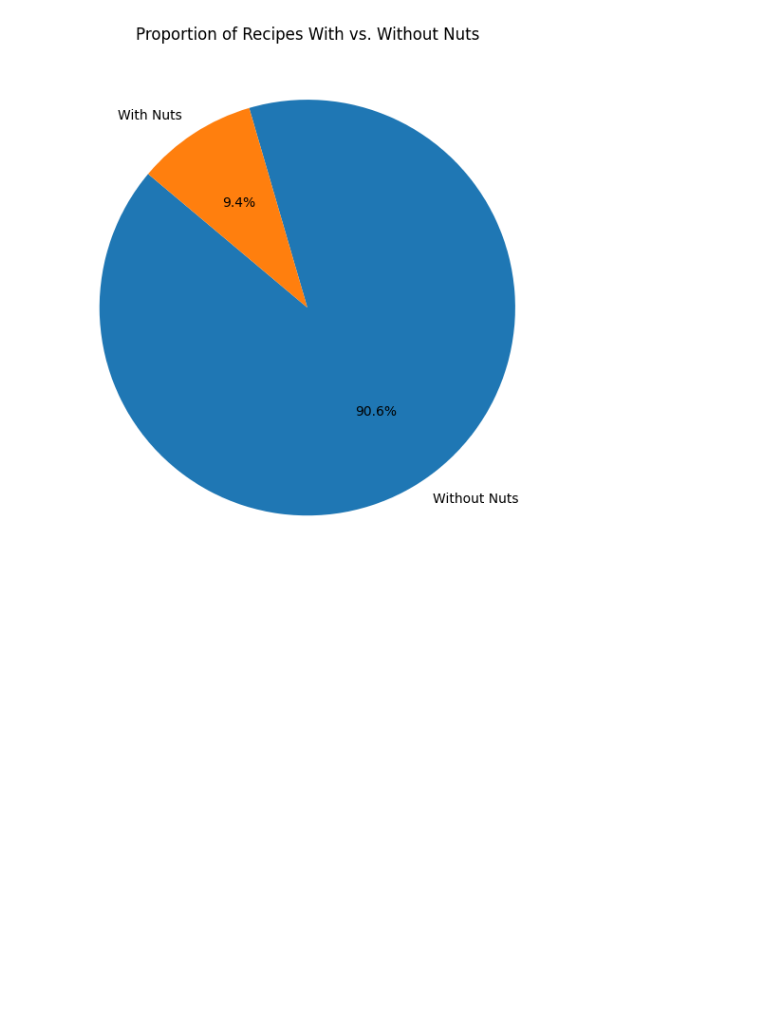
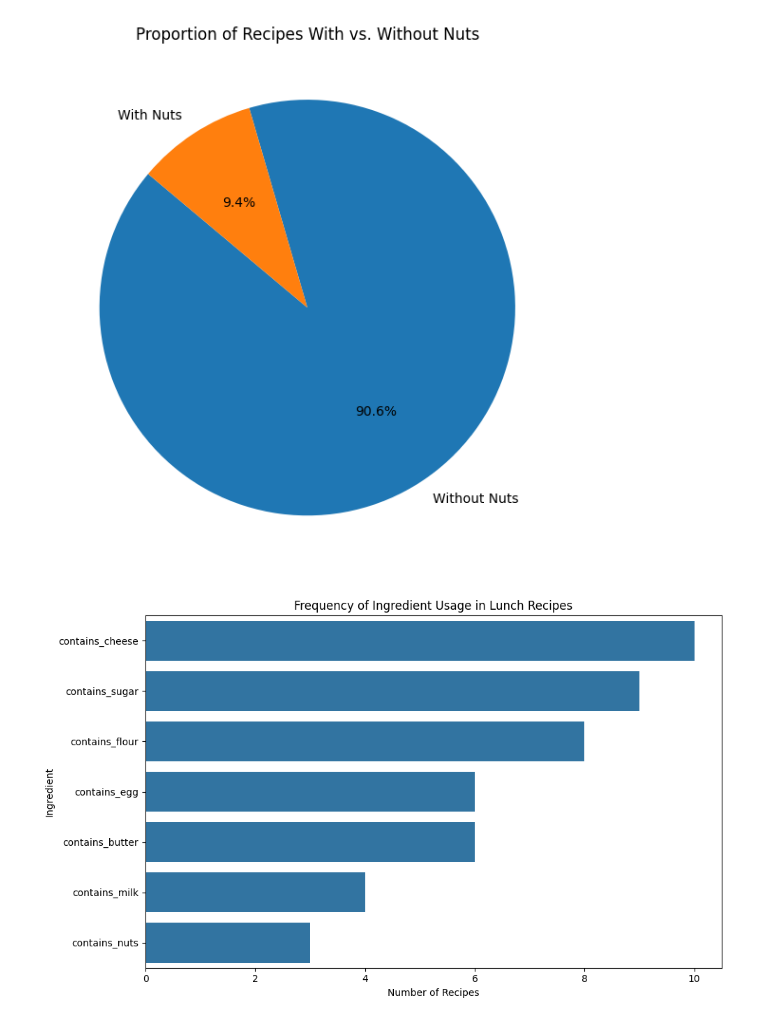
Before and after one commit to emilymeunierb/Independent-Studies---Datasets, a Jupyter notebook: healthy_schoollunch_recipes_analysis.ipynb, the cells around one changed output. Saved outputs shown, nothing was run; the diff lists cells and outputs as text; code cells hidden in the pictures; blank space fills up the shorter version.

```diff
--- a/healthy_schoollunch_recipes_analysis.ipynb
+++ b/healthy_schoollunch_recipes_analysis.ipynb
@@ -24,3 +24,22 @@ plt.show()
 [interactive output not drawn]
 Saving Updated_healthy_schoollunch_recipes.csv to Updated_healthy_schoollunch_recipes (3).csv
 [figure]
+# %%
+ingredients = [
+    "contains_egg", "contains_milk", "contains_butter",
+    "contains_cheese", "contains_flour", "contains_sugar", "contains_nuts"
+]
+
+#Count how many times each ingredient appears
+ingredient_totals = lunch_df[ingredients].sum().sort_values(ascending=False)
+
+#Create plot bar chart
+plt.figure(figsize=(10, 6))
+sns.barplot(x=ingredient_totals.values, y=ingredient_totals.index)
+plt.title("Frequency of Ingredient Usage in Lunch Recipes")
+plt.xlabel("Number of Recipes")
+plt.ylabel("Ingredient")
+plt.tight_layout()
+plt.show()
+# %% [output]
+[figure, added]
```
